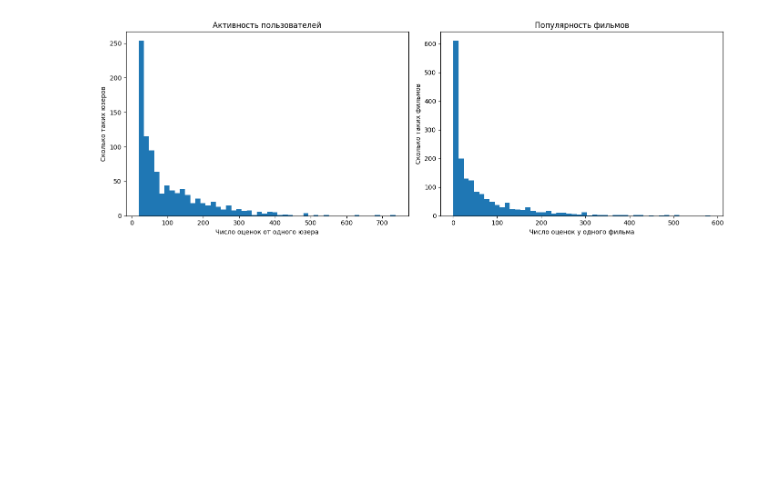
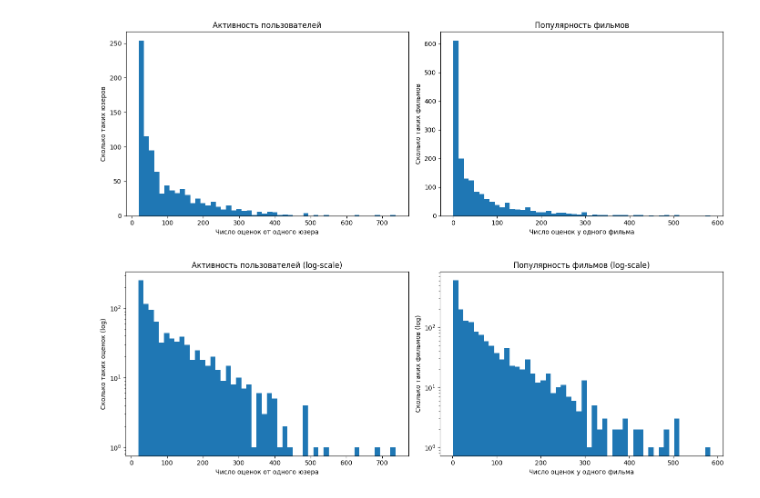
Before and after one commit to EgorMakarov567/movie-recommender-system, a Jupyter notebook: notebooks/01_eda.ipynb, the cells around one changed output. Cells and saved outputs as stored; diff of their text form; code cells hidden in the pictures; blank space fills up the shorter version.

```diff
--- a/notebooks/01_eda.ipynb
+++ b/notebooks/01_eda.ipynb
@@ -102,3 +102,22 @@ plt.tight_layout()
 plt.show()
 # %% [output]
 [figure]
+# %%
+fig, axes = plt.subplots(1, 2, figsize=(14, 5))
+
+axes[0].hist(user_activity, bins=50)
+axes[0].set_yscale('log')
+axes[0].set_title('Активность пользователей (log-scale)')
+axes[0].set_xlabel('Число оценок от одного юзера')
+axes[0].set_ylabel('Сколько таких оценок (log)')
+
+axes[1].hist(item_popularity, bins=50)
+axes[1].set_yscale('log')
+axes[1].set_title('Популярность фильмов (log-scale)')
+axes[1].set_xlabel('Число оценок у одного фильма')
+axes[1].set_ylabel('Сколько таких фильмов (log)')
+
+plt.tight_layout()
+plt.show()
+# %% [output]
+[figure, added]
```
Also changed, not shown: 1 other file.
